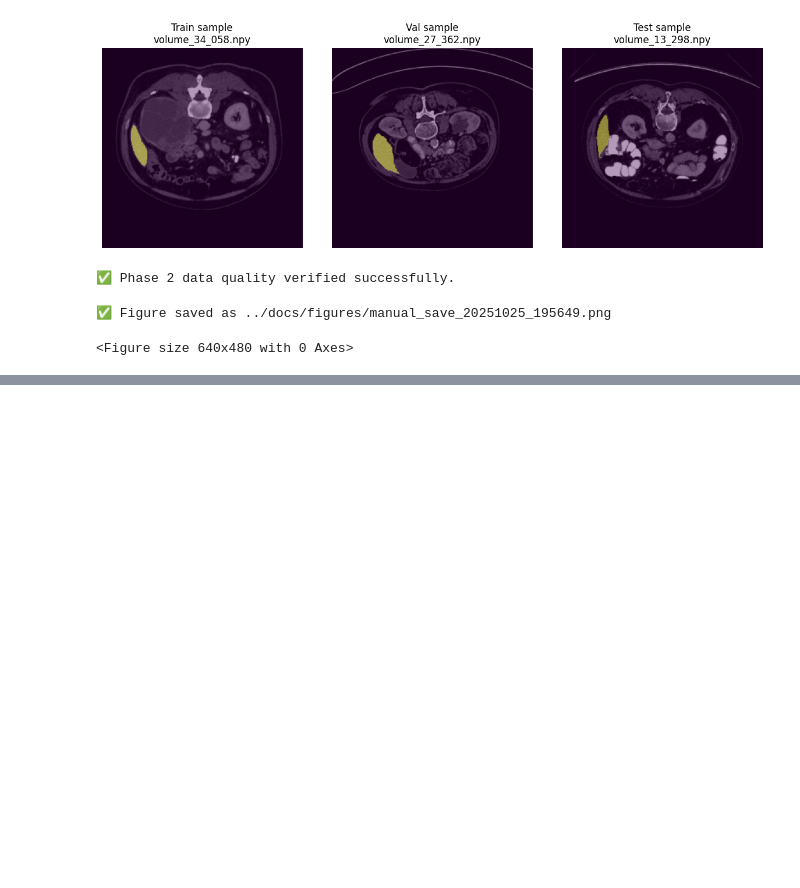
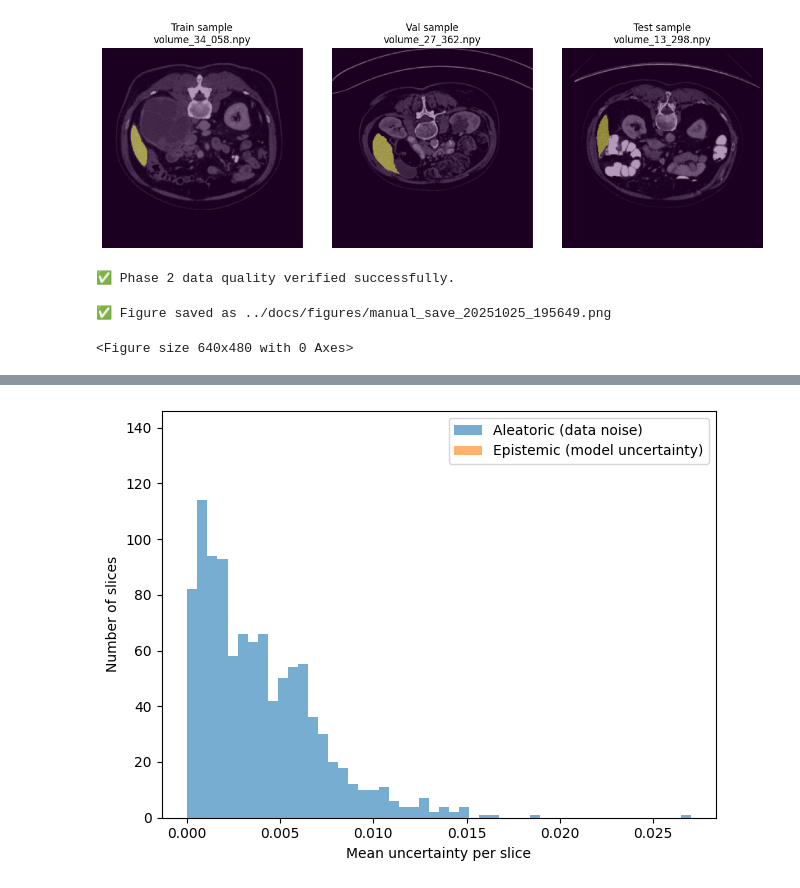
Before and after one commit to CrimeWizard/ct-liver-segmentation, a Jupyter notebook: code/QC_phase2.ipynb, the cells around one changed output, grey strips where cells are left out. Cells and saved outputs as stored; diff of their text form; code cells hidden in the pictures; blank space fills up the shorter version.

```diff
--- a/code/QC_phase2.ipynb
+++ b/code/QC_phase2.ipynb
@@ -132,3 +132,14 @@ print(f"✅ Figure saved as {FIG_DIR}/manual_save_{timestamp}.png")
 # %% [output]
 ✅ Figure saved as ../docs/figures/manual_save_20251025_195649.png
 <Figure size 640x480 with 0 Axes>
+# %%
+import pandas as pd
+
+# Load the CSV produced by uncertainty_mcdo.py
+df = pd.read_csv("docs/figures/phase4_uncertainty/uncertainty_summary.csv")
+
+# Sort by epistemic uncertainty (model uncertainty)
+df_sorted = df.sort_values("mean_epistemic", ascending=False)
+
+# Show the 10 slices with highest model uncertainty
+df_sorted.head(10)
@@ -134,0 +158,12 @@ print(f"✅ Figure saved as {FIG_DIR}/manual_save_{timestamp}.png")
+# %%
+import matplotlib.pyplot as plt
+
+plt.hist(df["mean_aleatoric"], bins=50, alpha=0.6, label="Aleatoric (data noise)")
+plt.hist(df["mean_epistemic"], bins=50, alpha=0.6, label="Epistemic (model uncertainty)")
+plt.xlabel("Mean uncertainty per slice")
+plt.ylabel("Number of slices")
+plt.legend()
+plt.tight_layout()
+plt.show()
+# %% [output]
+[figure, added]
```
Also changed, not shown: parts of 1 cell of this notebook, 12 other files.
